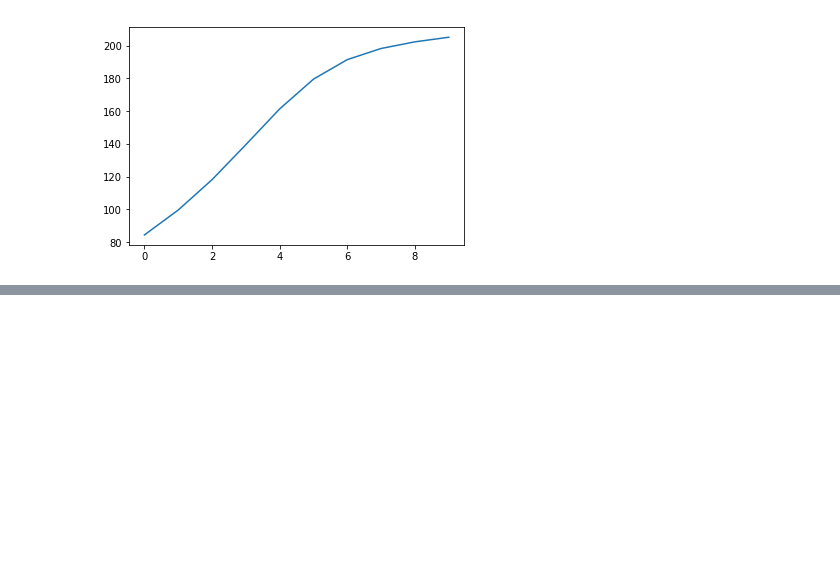
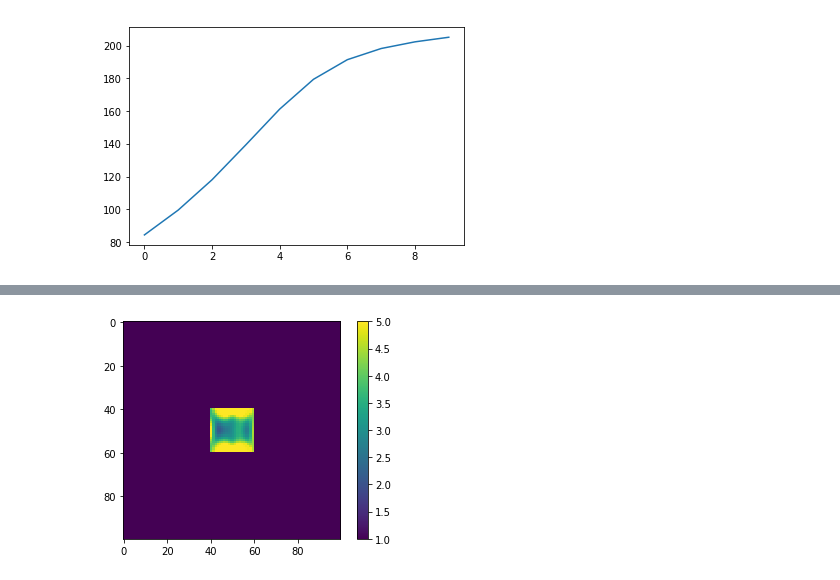
Before and after one commit to fancompute/angler, a Jupyter notebook: Notebooks/optimization.ipynb, the cells around one changed output, grey strips where cells are left out. Cells and saved outputs as stored; diff of their text form; code cells hidden in the pictures; blank space fills up the shorter version.

```diff
--- a/Notebooks/optimization.ipynb
+++ b/Notebooks/optimization.ipynb
@@ -126,0 +138,6 @@ plt.show()
+# %%
+plt.imshow(simulation.eps_r)
+plt.colorbar()
+plt.show()
+# %% [output]
+[figure, added]
```
Also changed, not shown: parts of 16 cells of this notebook.
